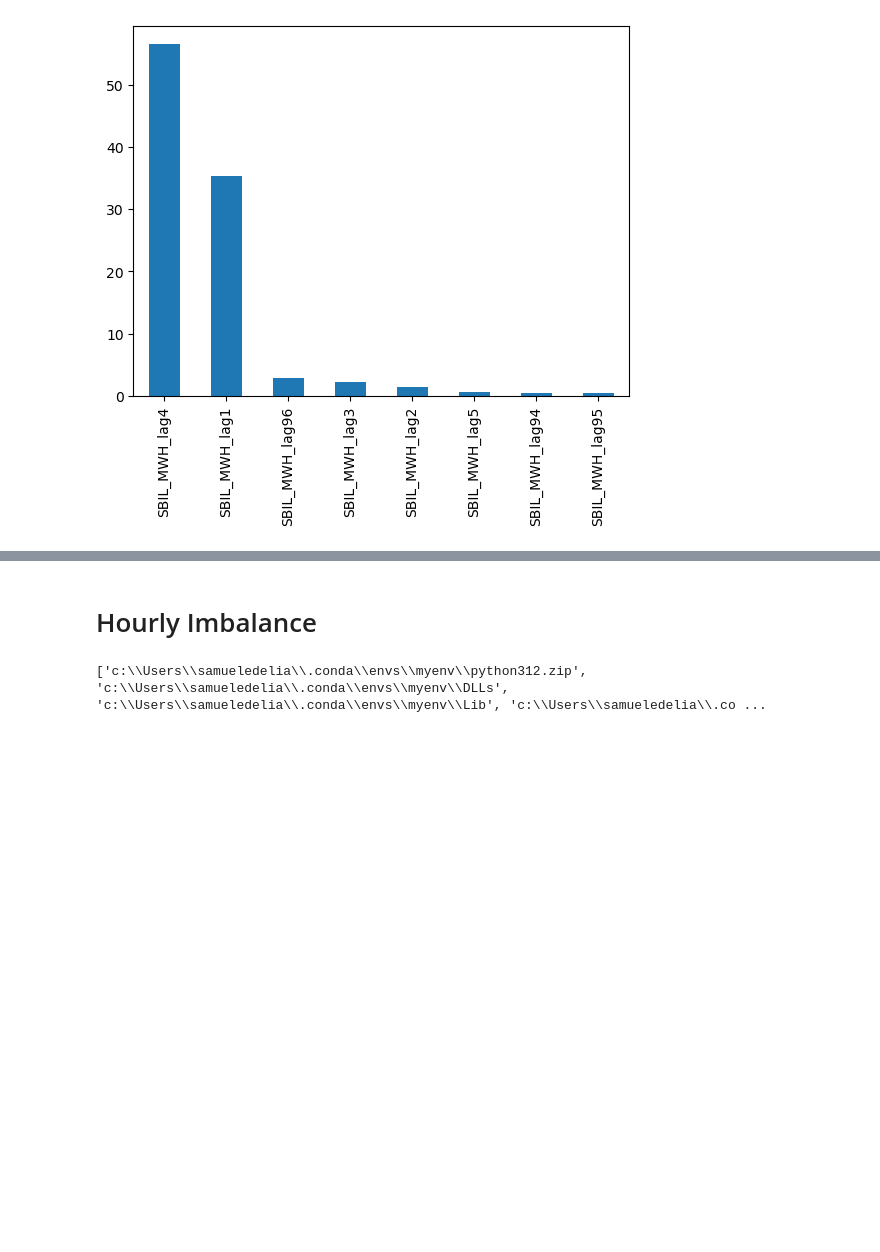
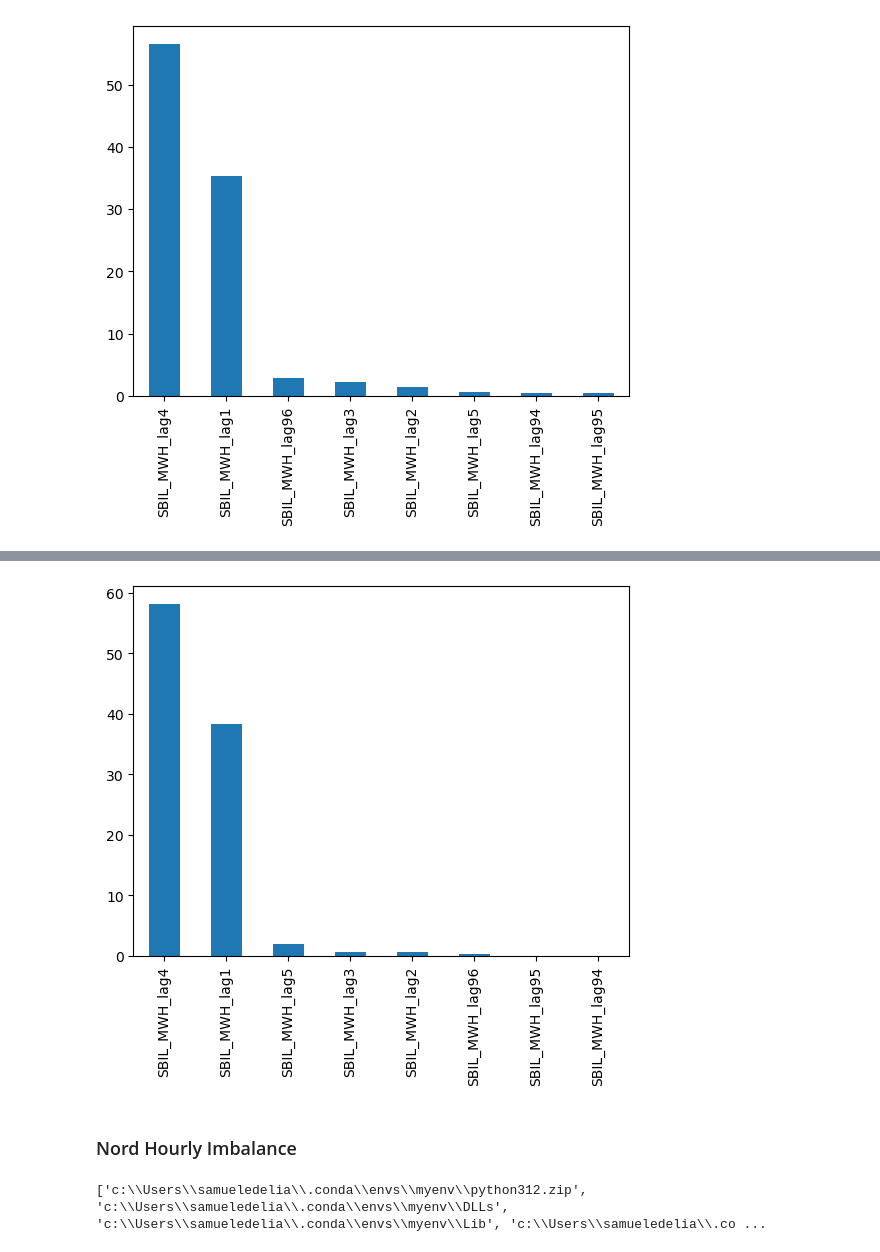
Before and after one commit to samueledelia/Italian-imbalance-forecasting, a Jupyter notebook: notebook/feature_selection.ipynb, the cells around one changed output, grey strips where cells are left out. Drawn from its saved outputs; the diff is of its cells as text; code cells hidden in the pictures; blank space fills up the shorter version.

```diff
--- a/notebook/feature_selection.ipynb
+++ b/notebook/feature_selection.ipynb
@@ -96,0 +116,9 @@ plt.show()
+# %%
+# Filter the DataFrame for the relevant columns and rows
+qh = qh[['MACROZONA', 'ORAINI', 'SBIL_MWH']]
+# Convert ORAINI to datetime using the correct method
+qh['ORAINI'] = pd.to_datetime(qh['ORAINI'], format='%Y%m%d%H%M')
+qh.set_index('ORAINI', inplace=True)
+
+# Sud
+qh_sud = qh[qh['MACROZONA'] == 'SUD']
@@ -96,0 +149,20 @@ plt.show()
+# %%
+from sklearn.model_selection import TimeSeriesSplit
+
+from sklearn.ensemble import RandomForestRegressor
+from sklearn.feature_selection import RFE
+
+TARGET = "SBIL_MWH"
+FEATURES = [feature for feature in df_sbil_lagged.columns if feature != TARGET]
+
+df_sbil_lagged = df_sbil_lagged.dropna()
+
+# Fit a Random Forest regressor model:
+selector = RandomForestRegressor(
+    n_estimators=250,
+    max_depth=7,
+    criterion="squared_error",
+    n_jobs=-1,
+    verbose=True)
+
+selector.fit(df_sbil_lagged[FEATURES], df_sbil_lagged[TARGET])
@@ -97,5 +175,17 @@ plt.show()
+# %%
+import matplotlib.pyplot as plt
+feature_importance = pd.DataFrame(data={"importance": 100*selector.feature_importances_}, index=FEATURES)
+
+# Plot importance scores:
+# fig, ax = plt.subplots(figsize=[15,5])
+feature_importance.importance.nlargest(15).plot(kind="bar")
+# ax.bar([ii for ii in range(len(FEATURES))], to_show)
+# plt.xticks([ii for ii in range(len(FEATURES))], FEATURES)
+plt.show()
+# %% [output]
+[figure, added]
 # %% [markdown]
-# Hourly Imbalance
+### Nord Hourly Imbalance
 # %%
 import sys
 print(sys.path)
```
Also changed, not shown: parts of 10 cells of this notebook, 8 other files.
